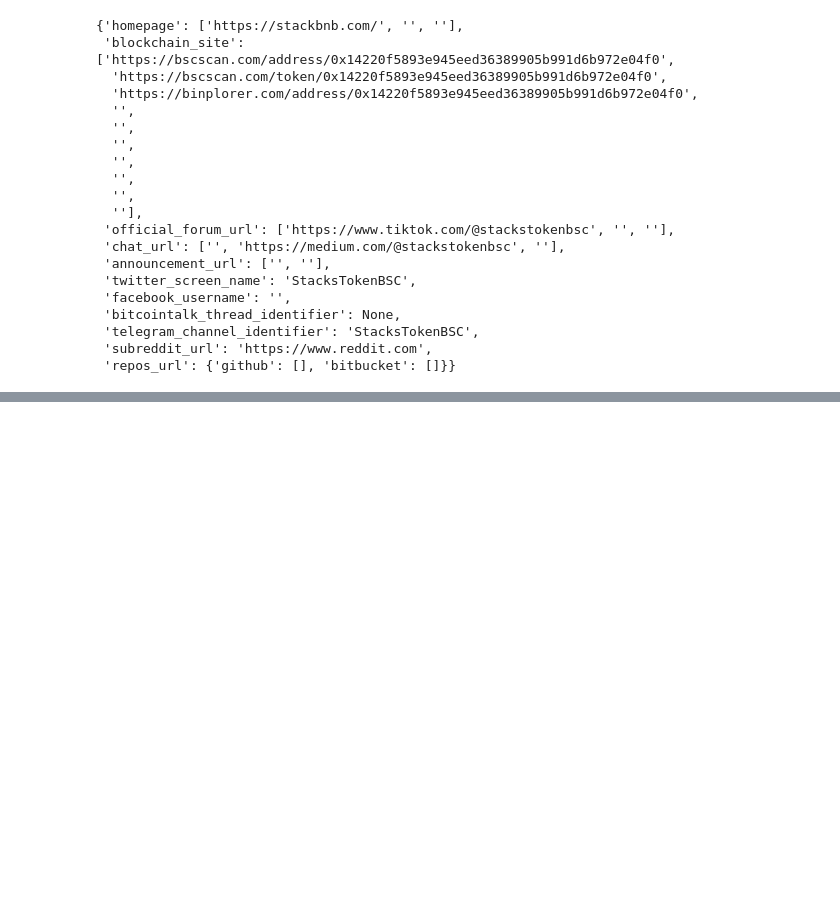
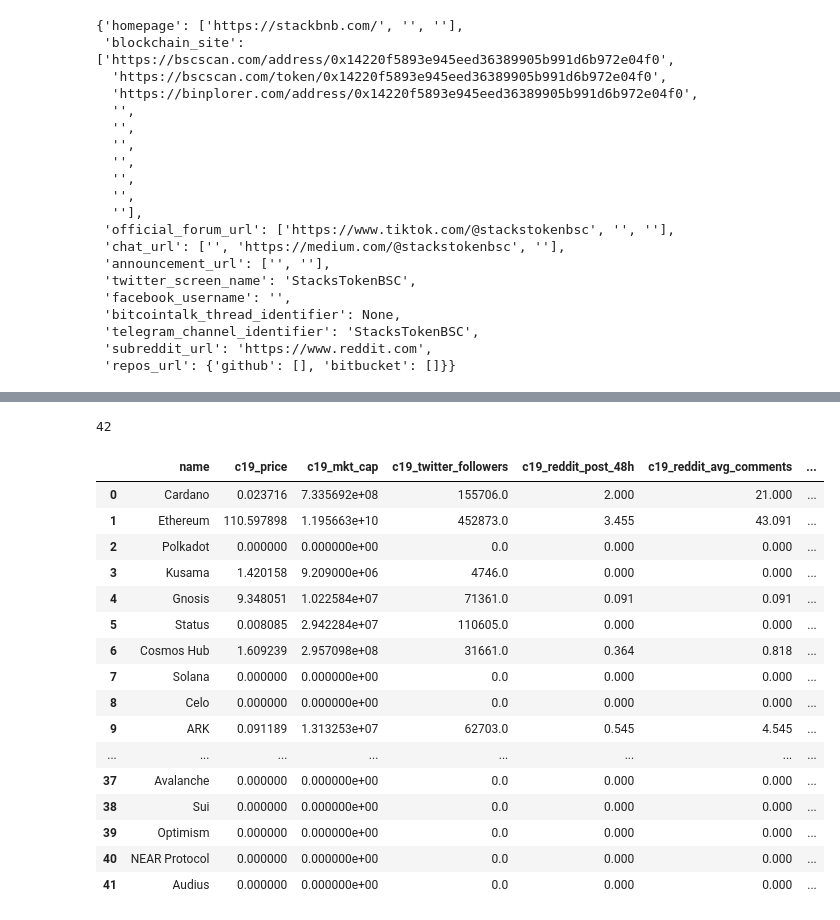
Before and after one commit to nicolas-angarita/crypto, a Jupyter notebook: acquire_scratch.ipynb, the cells around one changed output, grey strips where cells are left out. Saved outputs shown, nothing was run; the diff lists cells and outputs as text; code cells hidden in the pictures; blank space fills up the shorter version.

```diff
--- a/acquire.ipynb
+++ b/acquire_scratch.ipynb
@@ -503,6 +484,3 @@ df
 df.shape
 # %% [output]
 (42, 37)
-# %%
-df['symbol'] = df['symbol'].str.upper()
-df
@@ -633,0 +644,62 @@ df[df['max_supply'].isna()]
+# %%
+c19_data = []
+
+for crypto in cryptos:
+
+    date = '13-03-2020'
+
+    # Define the API URL
+    url = f'https://api.coingecko.com/api/v3/coins/{crypto}/history?date={date}'
+
+    # Make a GET request to the API
+    response = requests.get(url)
+
+    if response.status_code == 200:
+        data = response.json()
+
+        mkt_data = data.get('market_data',{})
+        com_data = data.get('community_data', {})
+        dev_data = data.get('developer_data', {})
+
+        c19 = {
+            'name': data.get('name',{}),
+            'c19_price': mkt_data.get('current_price', {}).get('usd', 0),
+            'c19_mkt_cap': mkt_data.get('market_cap', {}).get('usd', 0),
+            'c19_twitter_followers': com_data.get('twitter_followers', 0),
+            'c19_reddit_post_48h': com_data.get('reddit_average_posts_48h', 0),
+            'c19_reddit_avg_comments': com_data.get('reddit_average_comments_48h', 0),
+            'c19_reddit_subs': com_data.get('reddit_subscribers', 0),
+            'c19_reddit_accounts_active': com_data.get('reddit_accounts_active_48h', 0),
+            'c19_forks': dev_data.get('forks', 0),
+            'c19_stars':dev_data.get('stars', 0),
+            'c19_pull_merged': dev_data.get('pull_requests_merged', 0),
+            'c19_pull_contributors': dev_data.get('pull_request_contributors', 0),
+            }
+
+        c19_data.append(c19)
+        time.sleep(7)
+# %%
+len(c19_data)
+# %% [output]
+42
+# %%
+df = pd.DataFrame(c19_data)
+df
+# %% [output]
+|  | name | c19_price | c19_mkt_cap | c19_twitter_followers | c19_reddit_post_48h | c19_reddit_avg_comments | ... |
+| 0 | Cardano | 0.023716 | 7.335692e+08 | 155706.0 | 2.000 | 21.000 | ... |
+| 1 | Ethereum | 110.597898 | 1.195663e+10 | 452873.0 | 3.455 | 43.091 | ... |
+| 2 | Polkadot | 0.000000 | 0.000000e+00 | 0.0 | 0.000 | 0.000 | ... |
+| 3 | Kusama | 1.420158 | 9.209000e+06 | 4746.0 | 0.000 | 0.000 | ... |
+| 4 | Gnosis | 9.348051 | 1.022584e+07 | 71361.0 | 0.091 | 0.091 | ... |
+| 5 | Status | 0.008085 | 2.942284e+07 | 110605.0 | 0.000 | 0.000 | ... |
+| 6 | Cosmos Hub | 1.609239 | 2.957098e+08 | 31661.0 | 0.364 | 0.818 | ... |
+| 7 | Solana | 0.000000 | 0.000000e+00 | 0.0 | 0.000 | 0.000 | ... |
+| 8 | Celo | 0.000000 | 0.000000e+00 | 0.0 | 0.000 | 0.000 | ... |
+| 9 | ARK | 0.091189 | 1.313253e+07 | 62703.0 | 0.545 | 4.545 | ... |
+| ... | ... | ... | ... | ... | ... | ... | ... |
+| 37 | Avalanche | 0.000000 | 0.000000e+00 | 0.0 | 0.000 | 0.000 | ... |
+| 38 | Sui | 0.000000 | 0.000000e+00 | 0.0 | 0.000 | 0.000 | ... |
+| 39 | Optimism | 0.000000 | 0.000000e+00 | 0.0 | 0.000 | 0.000 | ... |
+| 40 | NEAR Protocol | 0.000000 | 0.000000e+00 | 0.0 | 0.000 | 0.000 | ... |
+| 41 | Audius | 0.000000 | 0.000000e+00 | 0.0 | 0.000 | 0.000 | ... |
```
Also changed, not shown: parts of 19 cells of this notebook, 3 other files.
